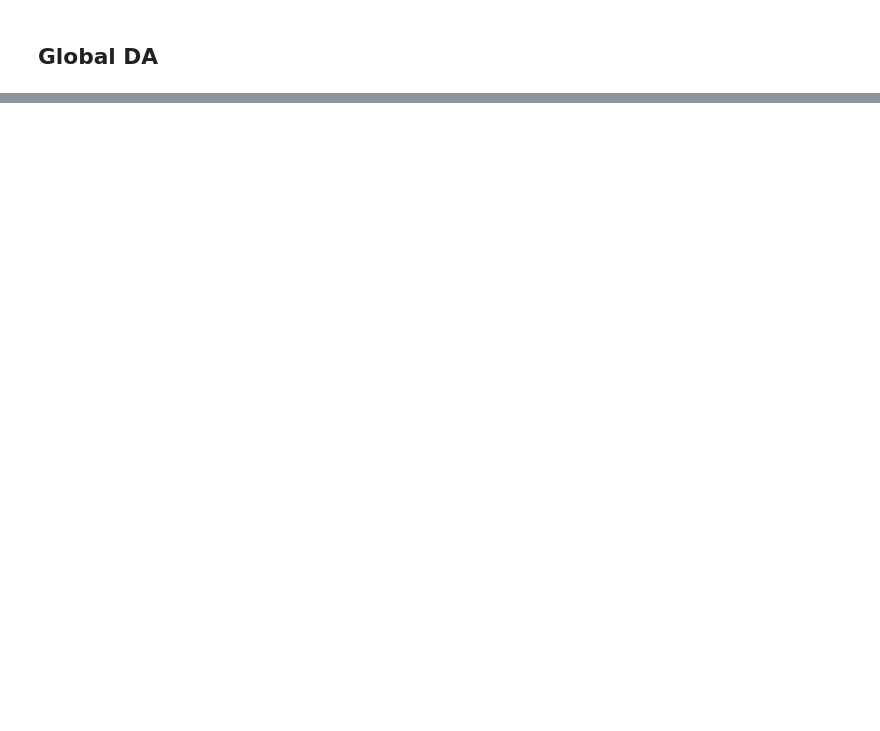
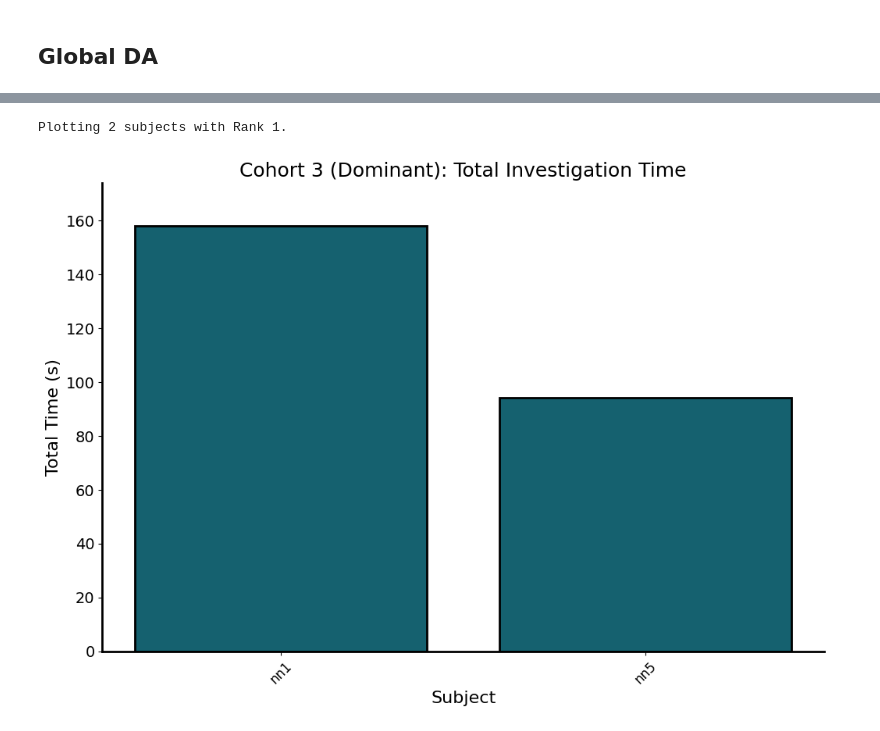
Before and after one commit to padillacoreanolab/Fiber_Photometry, a Jupyter notebook: Home_Cage/hc_analysis.ipynb, the cells around one changed output, grey strips where cells are left out. Cells and saved outputs as stored; diff of their text form; code cells hidden in the pictures; blank space fills up the shorter version.

```diff
--- a/Home_Cage/hc_analysis.ipynb
+++ b/Home_Cage/hc_analysis.ipynb
@@ -671,0 +989,3 @@ plot_da_metrics_combined_oneplot_integrated(experiment,
+# %%
+summary_df = generate_subject_rank_summary(experiment, behavior_name='Investigation')
+summary_df
@@ -671,0 +1084,14 @@ plot_da_metrics_combined_oneplot_integrated(experiment,
+# %%
+plot_summary_metric_bar(summary_df,
+                            metric='Total Investigation Time',
+                            title='Cohort 3 (Dominant): Total Investigation Time',
+                            ylabel='Total Time (s)',
+                            bar_color=brain_region,
+                            ylim=None,
+                            yticks_increment=None,
+                            figsize=(10, 7),
+                            pad_inches=0.1,
+                            rank_filter=1)
+# %% [output]
+Plotting 2 subjects with Rank 1.
+[figure, added]
```
Also changed, not shown: parts of 17 cells of this notebook, 4 other files.
